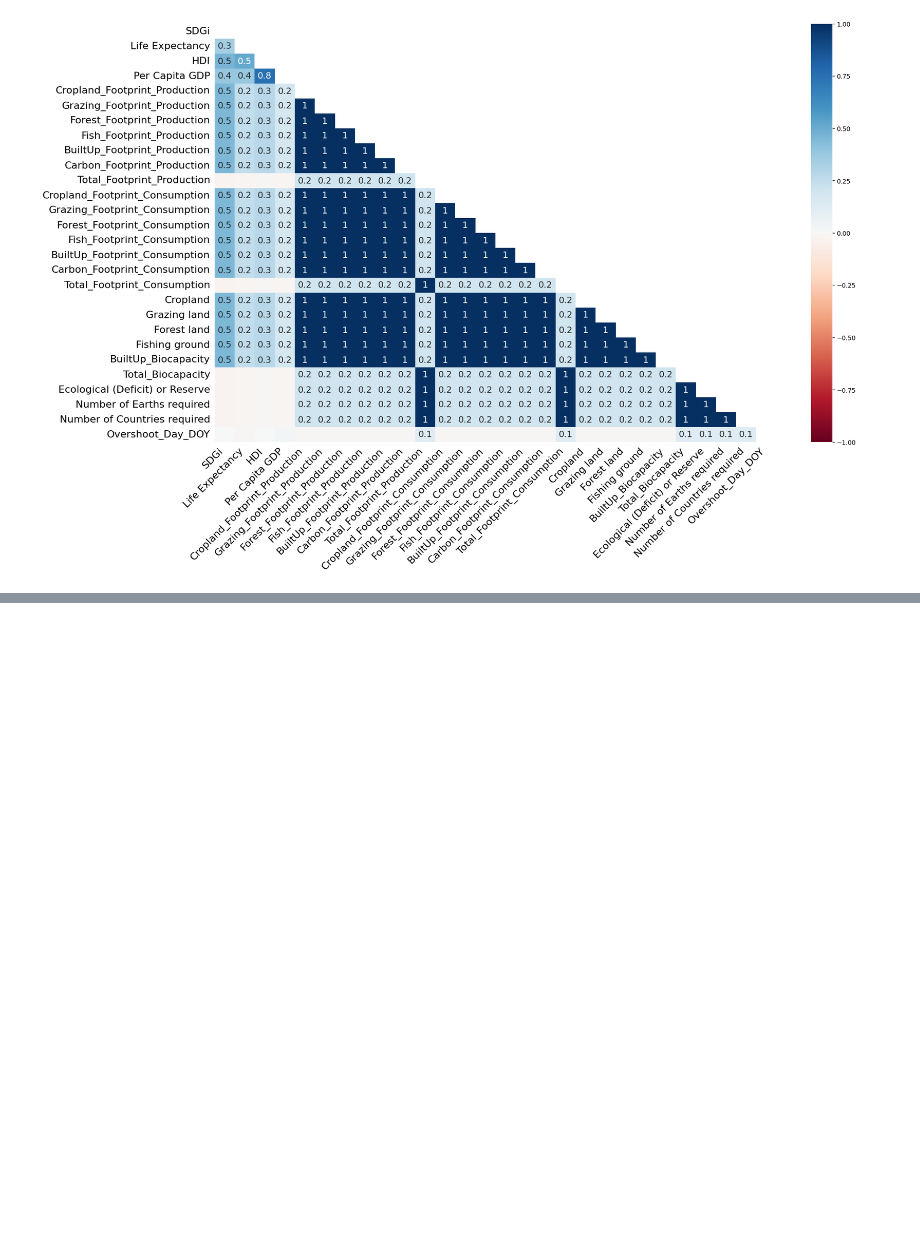
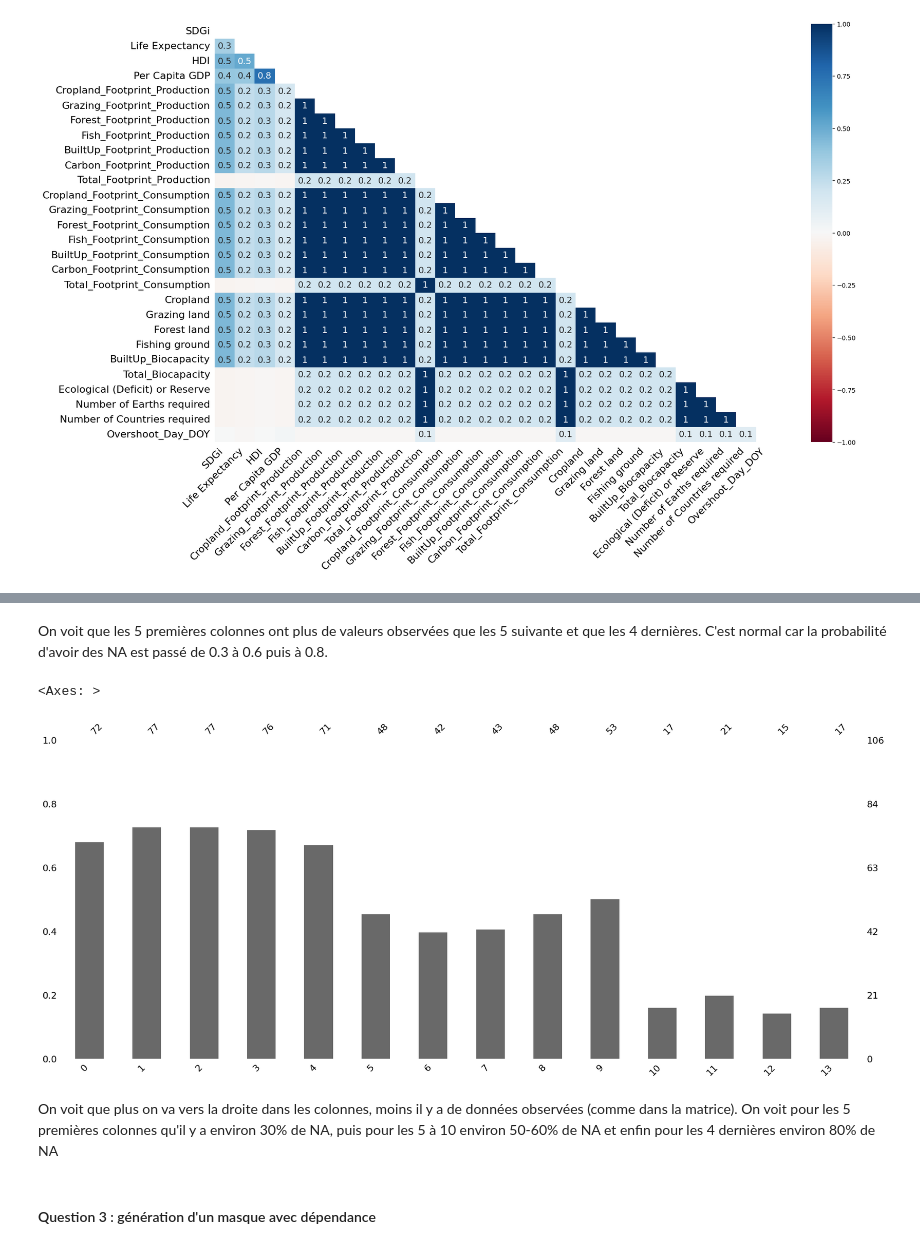
Before and after one commit to anna-cochat/Data_NA_project, a Jupyter notebook: missingno_vis.ipynb, the cells around one changed output, grey strips where cells are left out. Saved outputs shown, nothing was run; the diff lists cells and outputs as text; code cells hidden in the pictures; blank space fills up the shorter version.

```diff
--- a/missingno_vis.ipynb
+++ b/missingno_vis.ipynb
@@ -73,0 +210,12 @@ Globalement: On voit qu'il y a beaucoup de 1 dans notre matrice => beaucoup de d
+# %% [markdown]
+On voit que les 5 premières colonnes ont plus de valeurs observées que les 5 suivante et que les 4 dernières. C'est normal car la probabilité d'avoir des NA est passé de 0.3 à 0.6 puis à 0.8.
+# %%
+msno.bar(pd.DataFrame(xmiss))
+# %% [output]
+<Axes: >
+[figure, added]
+# %% [markdown]
+On voit que plus on va vers la droite dans les colonnes, moins il y a de données observées (comme dans la matrice).
+On voit pour les 5 premières colonnes qu'il y a environ 30% de NA, puis pour les 5 à 10 environ 50-60% de NA et enfin pour les 4 dernières environ 80% de NA
+# %% [markdown]
+#### Question 3 : génération d'un masque avec dépendance
```
Also changed, not shown: parts of 21 cells of this notebook.
